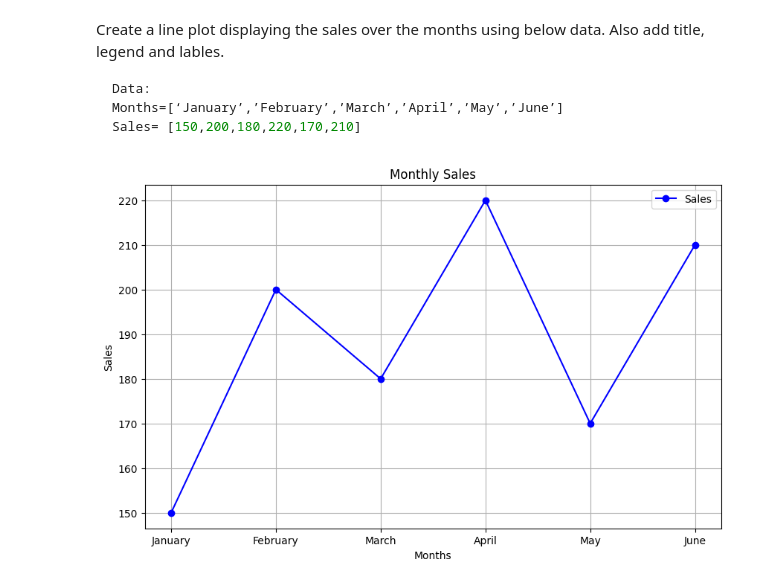
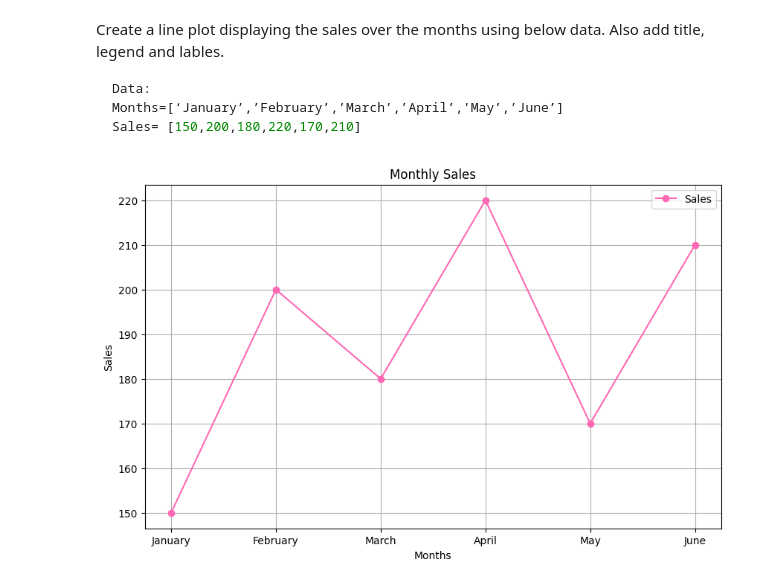
Before and after one commit to Rizwansaifi571/Data_Visualization_Using_Python, a Jupyter notebook: Question_02.ipynb, the cells around one changed output. Drawn from its saved outputs; the diff is of its cells as text; code cells hidden in the pictures.

Commit message:
Data_Visualization.

````diff
--- a/Question_02.ipynb
+++ b/Question_02.ipynb
@@ -9,20 +9,21 @@ Months=[‘January’,’February’,’March’,’April’,’May’,’June
 Sales= [150,200,180,220,170,210]
 ```
 # %%
+# Importing neccessary libraries
 import matplotlib.pyplot as plt
 
 # Data
 months = ['January', 'February', 'March', 'April', 'May', 'June']
 sales = [150, 200, 180, 220, 170, 210]
 
 # Plot
 plt.figure(figsize=(10, 6))
-plt.plot(months, sales, marker='o', linestyle='-', color='b', label='Sales')
+plt.plot(months, sales, marker='o', linestyle='-', color='hotpink', label='Sales')
 plt.title('Monthly Sales', loc='center')
 plt.xlabel('Months')
 plt.ylabel('Sales')
 plt.legend(loc='upper right')
 plt.grid(True)
 plt.show()
 # %% [output]
-[figure, old version]
+[figure, new version]
````
Also changed, not shown: parts of 1 cell of this notebook.
